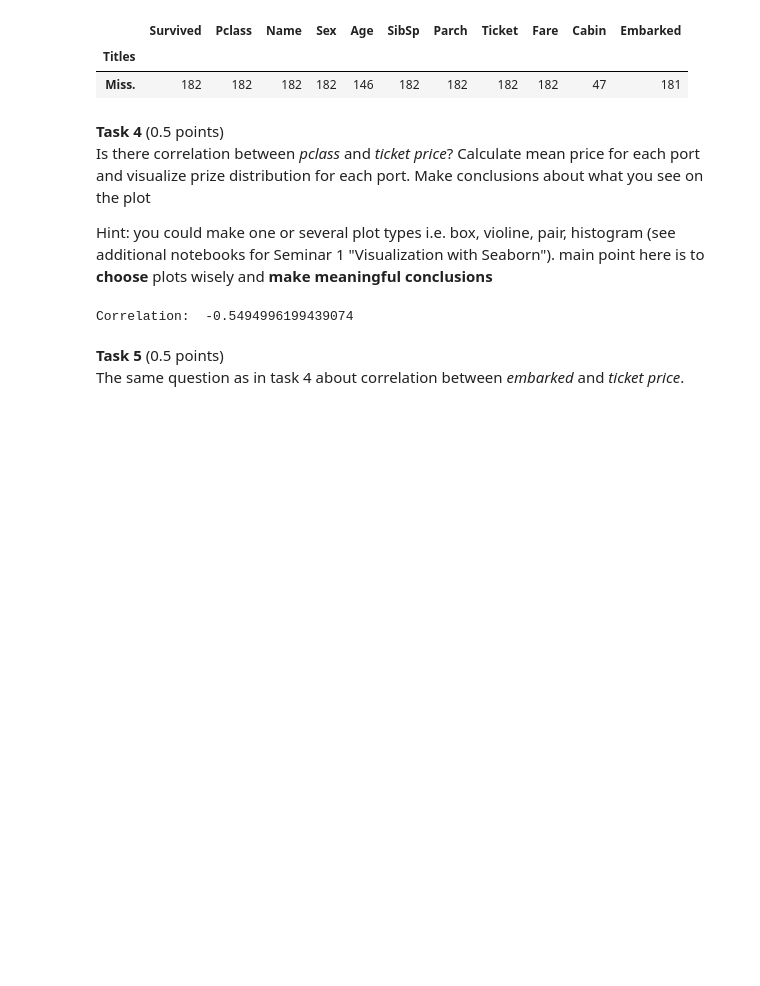
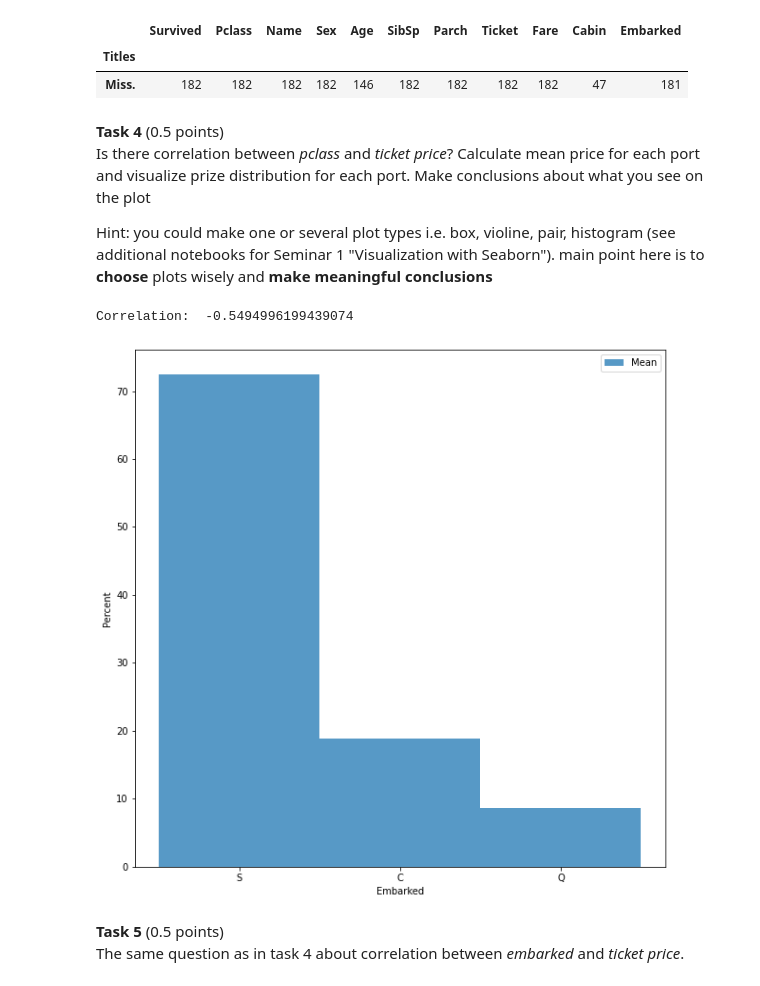
Before and after one commit to Ferum-bot/ml_hse, a Jupyter notebook: hw/hw1/answers/hw1_2022.ipynb, the cells around one changed output. Saved outputs shown, nothing was run; the diff lists cells and outputs as text; code cells hidden in the pictures; blank space fills up the shorter version.

```diff
--- a/hw/hw1/answers/hw1_2022.ipynb
+++ b/hw/hw1/answers/hw1_2022.ipynb
@@ -562,13 +562,14 @@ Hint: you could make one or several plot types i.e.  box, violine, pair, histogr
 # %%
 corr = dataset['Pclass'].corr(dataset['Fare'])
 print('Correlation: ', corr)
 
-
-
 plt.subplots(figsize = (10,10))
-sns.histplot(dataset['Embarked'], label='Mean', kde=True, stat="mean", linewidth=0)
+sns.histplot(dataset['Embarked'], label='Mean', stat="percent", linewidth=0)
+plt.legend()
+plt.show()
 # %% [output]
 Correlation:  -0.5494996199439074
+[figure, added]
 # %% [markdown]
 **Task 5** (0.5 points) <br/>
 The same question as in task 4 about correlation between *embarked* and *ticket priсe*.
```
